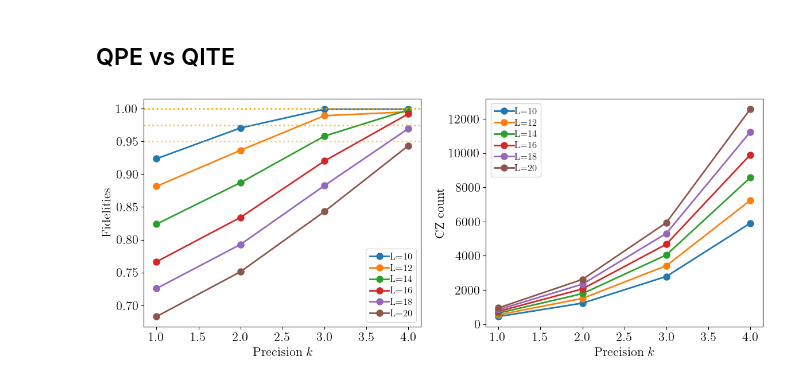
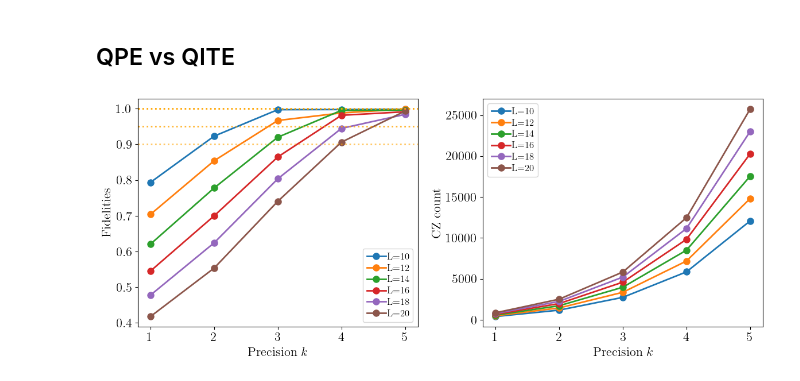
Before and after one commit to renezander90/DB-QITE, a Jupyter notebook: Heisenberg_XXX_QPE_PRL_new.ipynb, the cells around one changed output. Cells and saved outputs as stored; diff of their text form; code cells hidden in the pictures.

```diff
--- a/Heisenberg_XXX_QPE_PRL_new.ipynb
+++ b/Heisenberg_XXX_QPE_PRL_new.ipynb
@@ -34,7 +34,7 @@ def load_data(filename):
 # %% [markdown]
 ## Define Heisenberg Hamiltonian
 # %%
-def create_instance(L):
+def create_instance(L, type='Singlet'):
 
     # Create a graph
     G = nx.Graph()
@@ -75,10 +75,15 @@ def create_instance(L):
     #print('Spectral gap:', delta)
     #print('Ground state energy:', E0)
 
-    # VQE warm start
+    if type=='VQE':
+        # VQE warm start
+        vqe = heisenberg_problem(G,1,0)
+        U_0 = vqe.train_function(QuantumVariable(G.number_of_nodes()),depth=1,max_iter=100)
 
-    vqe = heisenberg_problem(G,1,0)
-    U_0 = vqe.train_function(QuantumVariable(G.number_of_nodes()),depth=1,max_iter=100)
+    if type=='Singlet':
+        # Tensor product of singlet states
+        M = nx.maximal_matching(G)
+        U_0 = create_heisenberg_init_function(M)
 
     qv = QuantumVariable(G.number_of_nodes())
     U_0(qv)
@@ -135,12 +140,10 @@ def prepare_ground_state(precision, steps, G, H, U_0, psi_0, results_dict):
 # %%
 def benchmark(L):
 
-    G, H, U_0, psi_0 = create_instance(L)
+    G, H, U_0, psi_0 = create_instance(L, type='Singlet')
     results_dict = dict()
-    precision_range = [1,2,3,4]
+    precision_range = [1,2,3,4,5]
     for precision in precision_range:
         prepare_ground_state(precision, 2, G, H, U_0, psi_0, results_dict)
 
     return results_dict
-# %%
-res = benchmark(10)
@@ -204,38 +181,41 @@ def run_param_rc(fontsize = 30):
         plt.rcParams['font.serif'] = "cm"
 
 run_param_rc(16)
+# %%
+benchmark_results = load_data('data_PRL/benchmarks_QPE_VQE04-25-15')
+benchmark_results = load_data('data_PRL/benchmarks_QPE_Singlet04-25-14')
 # %% [markdown]
 ## QPE vs QITE
 # %%
 import matplotlib.pyplot as plt
 
-steps = list(range(1,5))
+steps = list(range(1,6))
 
 fig, ((axF, axCZ)) = plt.subplots(1, 2, figsize=(12, 5), gridspec_kw={"width_ratios": [1,1]})
 
 for L in range(10,22,2):
-    fidelities = [benchmark_results[L][k]['F0'] for k in range(1,5)]
+    fidelities = [benchmark_results[L][k]['F0'] for k in steps]
     axF.plot(steps, fidelities, marker='o', label=r'L='+str(L))
 
 
 axF.axhline(y=1, color="orange", linestyle=':', alpha=1.0)
-axF.axhline(y=0.975, color="orange", linestyle=':', alpha=0.8)
-axF.axhline(y=0.95, color="orange", linestyle=':', alpha=0.6)
+axF.axhline(y=0.95, color="orange", linestyle=':', alpha=0.8)
+axF.axhline(y=0.9, color="orange", linestyle=':', alpha=0.6)
 
 axF.legend(loc="best", fontsize=12)
 axF.set_xlabel(r"Precision $k$")
 axF.set_ylabel(r"Fidelities")
 
 for L in range(10,22,2):
-    cz = [benchmark_results[L][k]['ops']['cz'] for k in range(1,5)]
+    cz = [benchmark_results[L][k]['ops']['cz'] for k in steps]
     axCZ.plot(steps, cz, marker='o', label=r'L='+str(L))
 
 axCZ.legend(loc="best", fontsize=12)
 axCZ.set_xlabel(r"Precision $k$")
 axCZ.set_ylabel(r"CZ count")
 
 plt.tight_layout()
-plt.savefig("plots_PRL/QPE_Heisenberg_scaling.pdf")
+plt.savefig("plots_PRL/QPE_Heisenberg_scaling_Singlet.pdf")
 plt.show()
 # %% [output]
-[figure, old version]
+[figure, new version]
```
Also changed, not shown: parts of 4 cells of this notebook, 9 other files.
